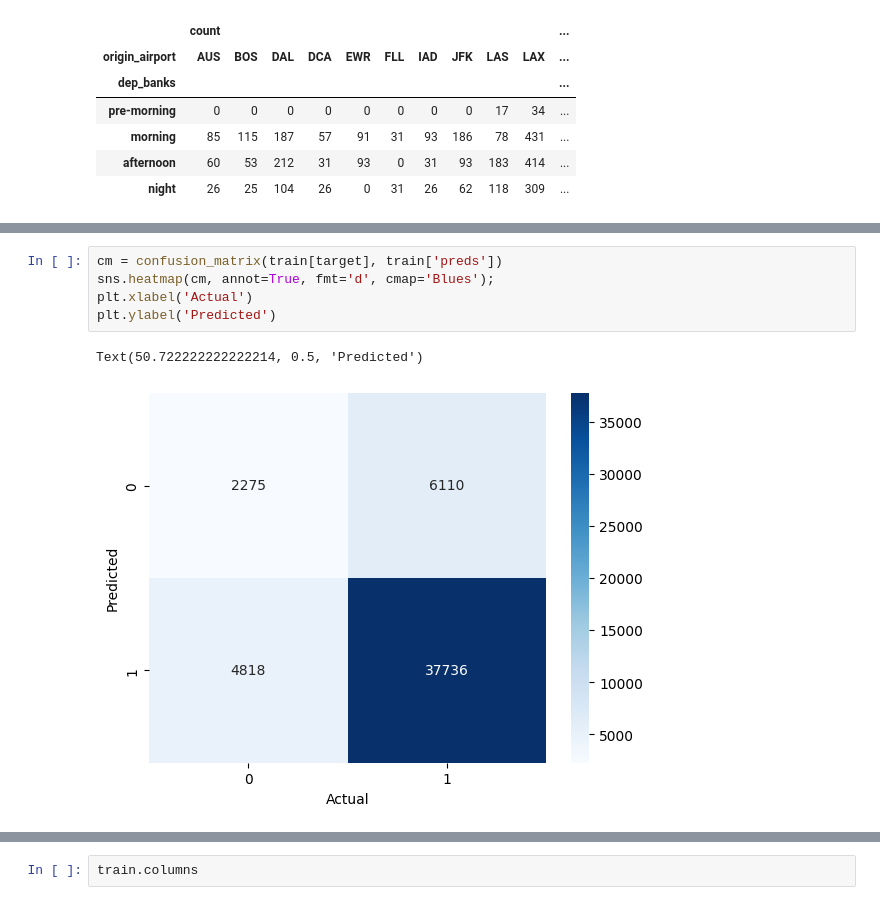
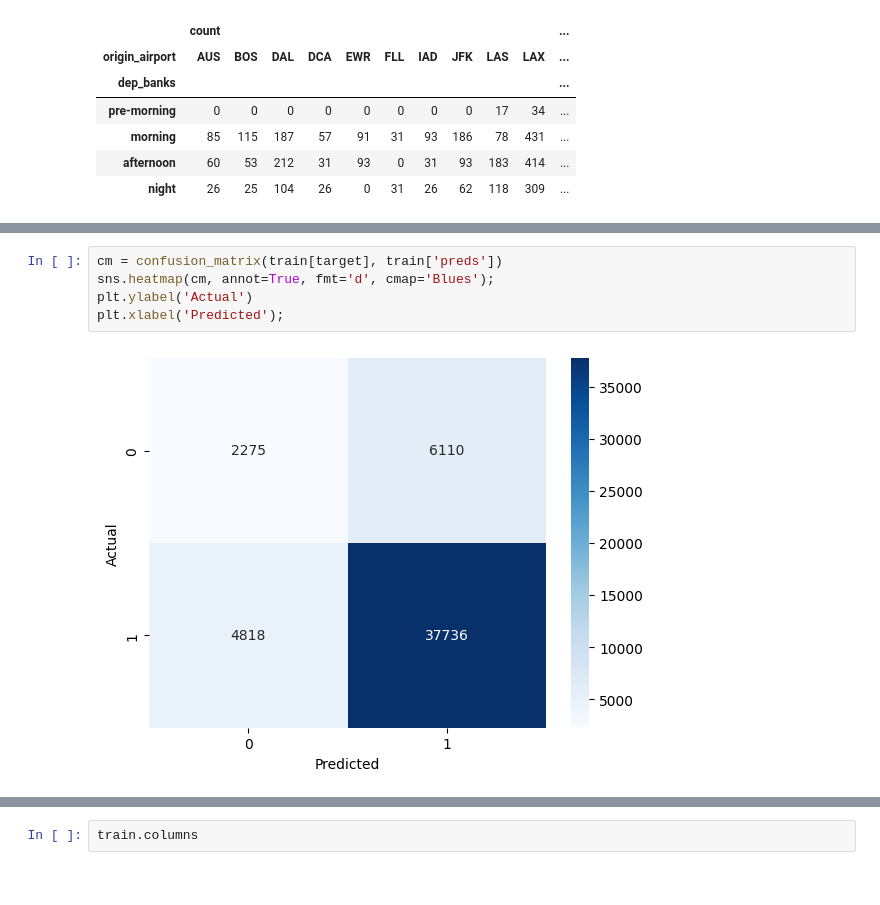
Before and after one commit to cmd-master/airline, a Jupyter notebook: airline-delays.ipynb, the cells around one changed output, grey strips where cells are left out. Cells and saved outputs as stored; diff of their text form.

```diff
--- a/airline-delays.ipynb
+++ b/airline-delays.ipynb
@@ -588,11 +579,10 @@ Index(['station', 'std_z_date', 'year', 'month', 'day', 'day_of_week',
 # %%
 cm = confusion_matrix(train[target], train['preds'])
 sns.heatmap(cm, annot=True, fmt='d', cmap='Blues');
-plt.xlabel('Actual')
-plt.ylabel('Predicted')
+plt.ylabel('Actual')
+plt.xlabel('Predicted');
 # %% [output]
-Text(50.722222222222214, 0.5, 'Predicted')
-[figure, old version]
+[figure, new version]
 # %%
 cm = confusion_matrix(test[target], test['preds'])
 sns.heatmap(cm, annot=True, fmt='d', cmap='Oranges')
```
Also changed, not shown: parts of 8 cells of this notebook.
